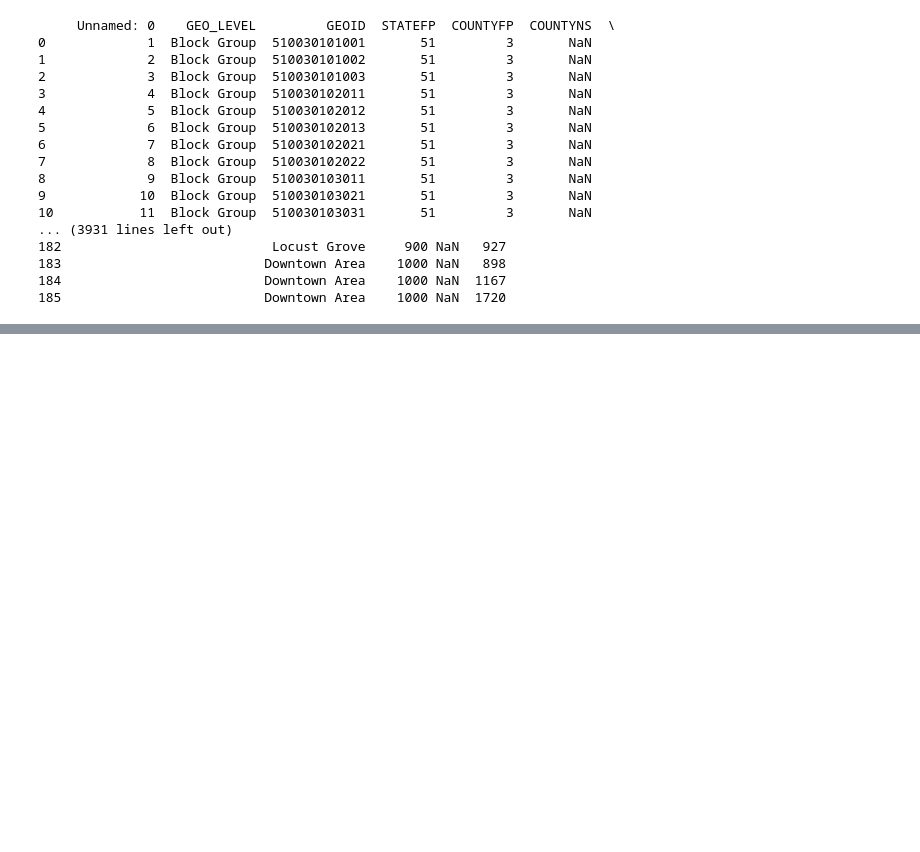
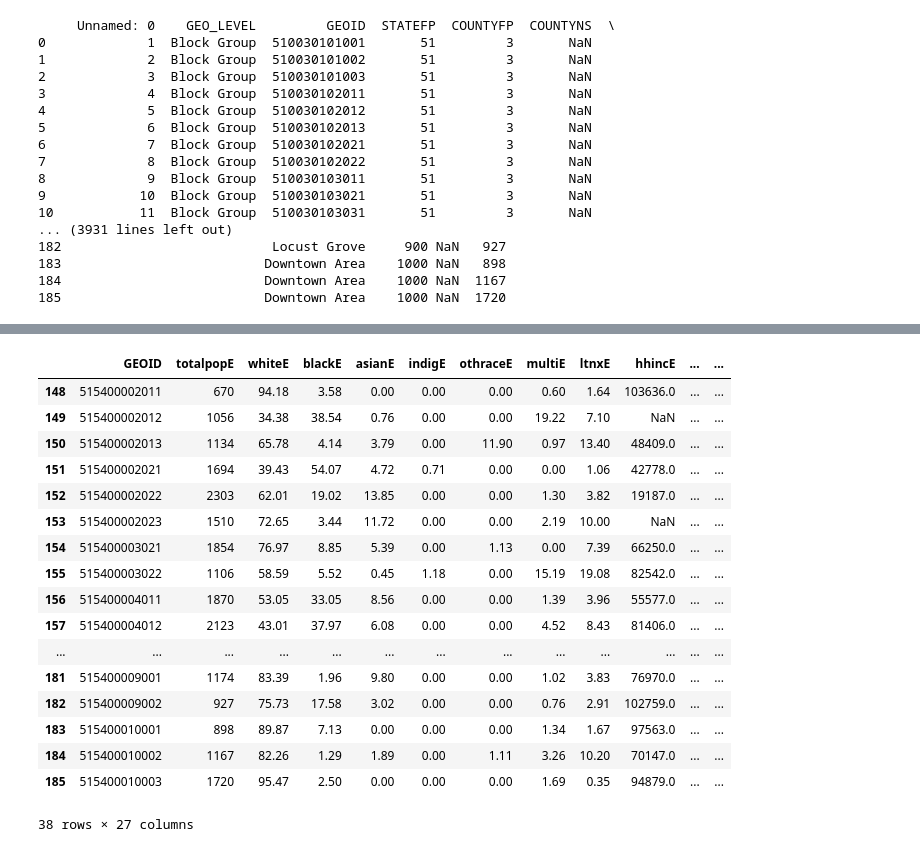
Before and after one commit to LydiaCuffman/cville_school_zones, a Jupyter notebook: EDA.ipynb, the cells around one changed output, grey strips where cells are left out. Saved outputs shown, nothing was run; the diff lists cells and outputs as text; code cells hidden in the pictures; blank space fills up the shorter version.

```diff
--- a/EDA.ipynb
+++ b/EDA.ipynb
@@ -458,4 +444,6 @@ with pd.option_context('display.max_rows', None,
 # %%
-blocks['county.nice'].value_counts()
 #next step is to pull just Cville and look at tract numbers
+blocks.rename(columns={"county.nice": "county"}, inplace=True)
+cc_blocks = blocks[blocks.county=="Charlottesville City"]
+cc_blocks
 # %% [output]
@@ -468,0 +489,25 @@ Name: county.nice, dtype: int64
+# %%
+block_columns = ['GEOID', 'totalpopE', 'whiteE', 'blackE', 'asianE', 'indigE', 'othraceE', 'multiE', 'ltnxE', 'hhincE',
+                'hsmoreE', 'bamoreE', 'gradmoreE', 'unempE', 'hlthinsE', 'pubinsE', 'earnE', 'vachseE', 'allhseE',
+                'snapE', 'renter30E', 'homeownE', 'vacrateE', 'age17E', 'age24E', 'age64E', 'age65E']
+cc_blocks = cc_blocks[block_columns]
+cc_blocks
+# %% [output]
+|  | GEOID | totalpopE | whiteE | blackE | asianE | indigE | othraceE | multiE | ltnxE | hhincE | ... | ... |
+| 148 | 515400002011 | 670 | 94.18 | 3.58 | 0.00 | 0.00 | 0.00 | 0.60 | 1.64 | 103636.0 | ... | ... |
+| 149 | 515400002012 | 1056 | 34.38 | 38.54 | 0.76 | 0.00 | 0.00 | 19.22 | 7.10 | NaN | ... | ... |
+| 150 | 515400002013 | 1134 | 65.78 | 4.14 | 3.79 | 0.00 | 11.90 | 0.97 | 13.40 | 48409.0 | ... | ... |
+| 151 | 515400002021 | 1694 | 39.43 | 54.07 | 4.72 | 0.71 | 0.00 | 0.00 | 1.06 | 42778.0 | ... | ... |
+| 152 | 515400002022 | 2303 | 62.01 | 19.02 | 13.85 | 0.00 | 0.00 | 1.30 | 3.82 | 19187.0 | ... | ... |
+| 153 | 515400002023 | 1510 | 72.65 | 3.44 | 11.72 | 0.00 | 0.00 | 2.19 | 10.00 | NaN | ... | ... |
+| 154 | 515400003021 | 1854 | 76.97 | 8.85 | 5.39 | 0.00 | 1.13 | 0.00 | 7.39 | 66250.0 | ... | ... |
+| 155 | 515400003022 | 1106 | 58.59 | 5.52 | 0.45 | 1.18 | 0.00 | 15.19 | 19.08 | 82542.0 | ... | ... |
+| 156 | 515400004011 | 1870 | 53.05 | 33.05 | 8.56 | 0.00 | 0.00 | 1.39 | 3.96 | 55577.0 | ... | ... |
+| 157 | 515400004012 | 2123 | 43.01 | 37.97 | 6.08 | 0.00 | 0.00 | 4.52 | 8.43 | 81406.0 | ... | ... |
+| ... | ... | ... | ... | ... | ... | ... | ... | ... | ... | ... | ... | ... |
+| 181 | 515400009001 | 1174 | 83.39 | 1.96 | 9.80 | 0.00 | 0.00 | 1.02 | 3.83 | 76970.0 | ... | ... |
+| 182 | 515400009002 | 927 | 75.73 | 17.58 | 3.02 | 0.00 | 0.00 | 0.76 | 2.91 | 102759.0 | ... | ... |
+| 183 | 515400010001 | 898 | 89.87 | 7.13 | 0.00 | 0.00 | 0.00 | 1.34 | 1.67 | 97563.0 | ... | ... |
+| 184 | 515400010002 | 1167 | 82.26 | 1.29 | 1.89 | 0.00 | 1.11 | 3.26 | 10.20 | 70147.0 | ... | ... |
+| 185 | 515400010003 | 1720 | 95.47 | 2.50 | 0.00 | 0.00 | 0.00 | 1.69 | 0.35 | 94879.0 | ... | ... |
+38 rows × 27 columns
```
Also changed, not shown: parts of 26 cells of this notebook.
